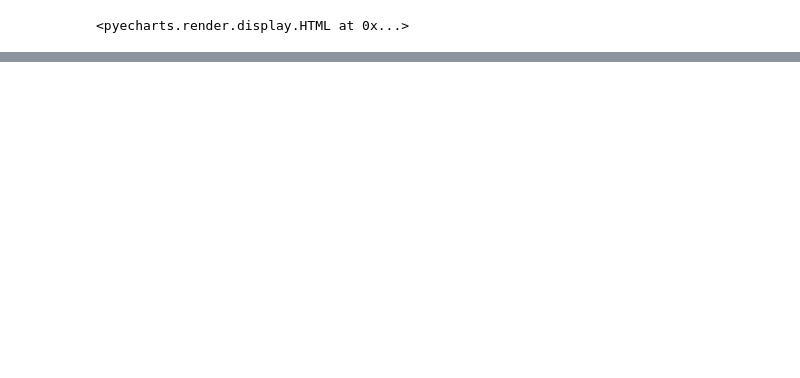
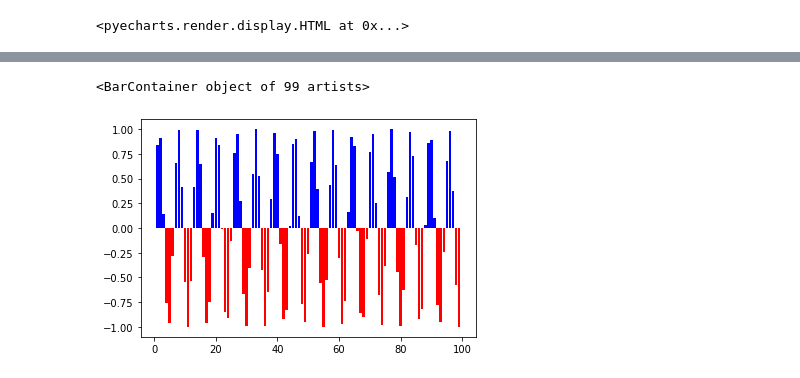
Before and after one commit to drunkpig/macd_exp, a Jupyter notebook: FFT.ipynb, the cells around one changed output, grey strips where cells are left out. Drawn from its saved outputs; the diff is of its cells as text; code cells hidden in the pictures; blank space fills up the shorter version.

```diff
--- a/FFT.ipynb
+++ b/FFT.ipynb
@@ -216,0 +263,11 @@ df60.shape[0]
+# %%
+import numpy as np
+x = np.arange(1,100)
+y = np.sin(np.arange(1,100))
+colors = np.array([(1,0,0)]*len(y))
+colors[y >= 0] = (0,0,1)
+plt.bar(x,y,color = colors)
+#https://stackoverflow.com/questions/31574403/bar-graph-color-dependent-on-value-in-matplotlib
+# %% [output]
+<BarContainer object of 99 artists>
+[figure, added]
```
Also changed, not shown: parts of 15 cells of this notebook, 10 other files.
